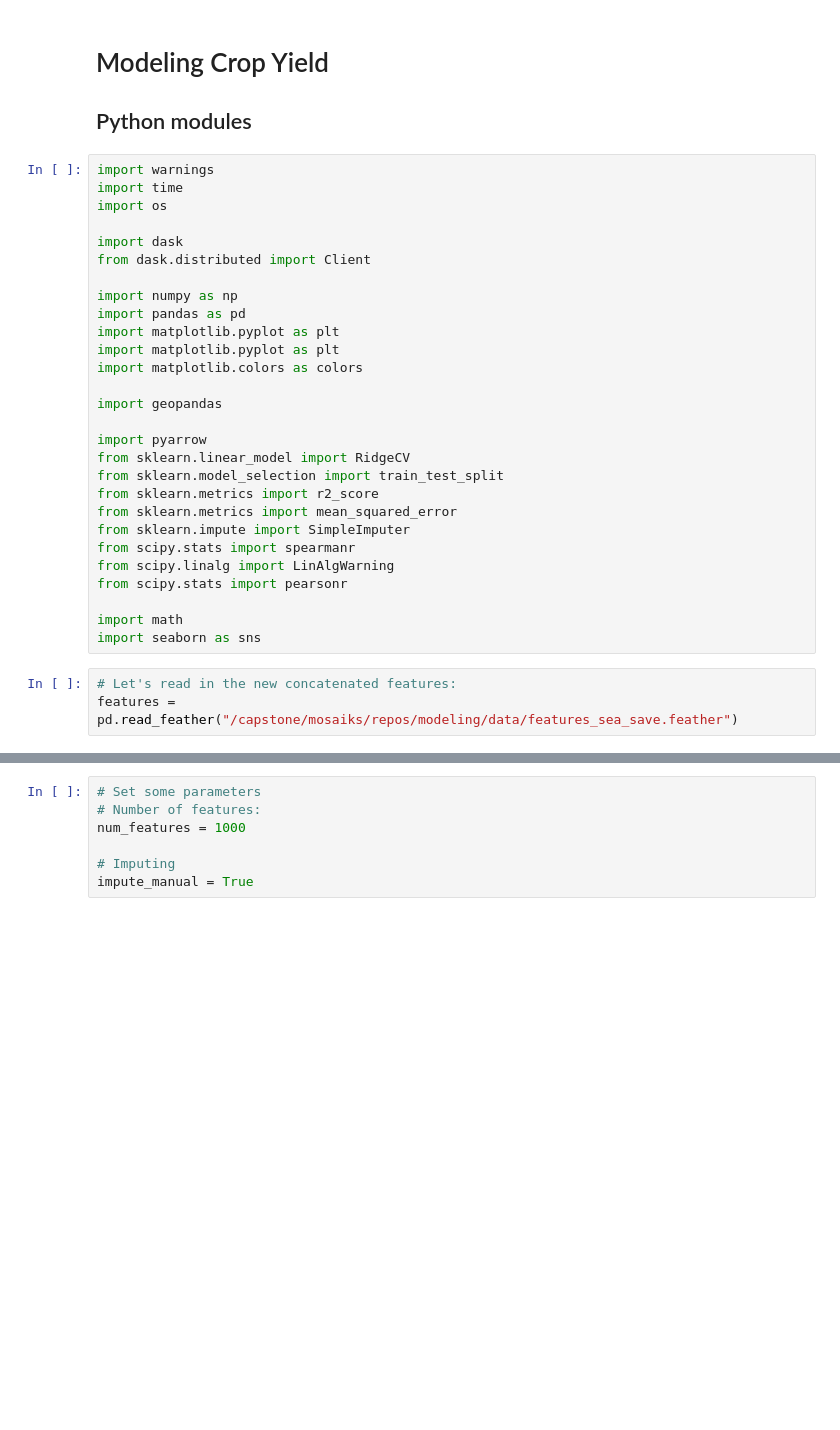
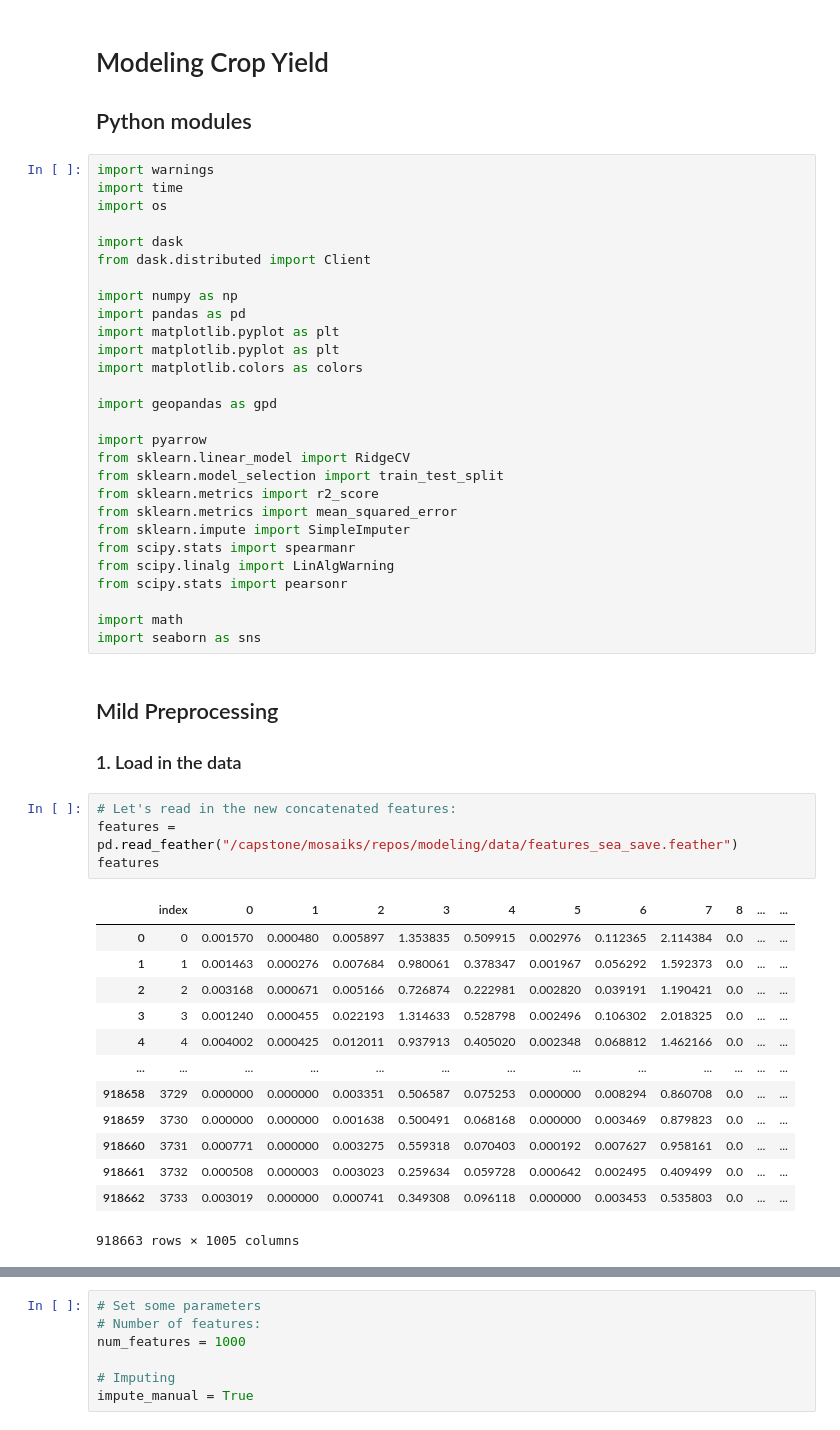
Before and after one commit to mosaiks-capstone/Modeling, a Jupyter notebook: crop_modeling_2023.ipynb, the cells around one changed output, grey strips where cells are left out. Cells and saved outputs as stored; diff of their text form; blank space fills up the shorter version.

Commit message:
moved preprocessing code into crop_modeling_2023

```diff
--- a/crop_modeling_2023.ipynb
+++ b/crop_modeling_2023.ipynb
@@ -15,7 +15,7 @@ import matplotlib.pyplot as plt
 import matplotlib.pyplot as plt
 import matplotlib.colors as colors
 
-import geopandas
+import geopandas as gpd
 
 import pyarrow
 from sklearn.linear_model import RidgeCV
@@ -29,6 +29,24 @@ from scipy.stats import pearsonr
 
 import math
 import seaborn as sns
+# %% [markdown]
+## Mild Preprocessing
+### 1. Load in the data
 # %%
 # Let's read in the new concatenated features:
 features = pd.read_feather("/capstone/mosaiks/repos/modeling/data/features_sea_save.feather")
+features
+# %% [output]
+|  | index | 0 | 1 | 2 | 3 | 4 | 5 | 6 | 7 | 8 | ... | ... |
+| 0 | 0 | 0.001570 | 0.000480 | 0.005897 | 1.353835 | 0.509915 | 0.002976 | 0.112365 | 2.114384 | 0.0 | ... | ... |
+| 1 | 1 | 0.001463 | 0.000276 | 0.007684 | 0.980061 | 0.378347 | 0.001967 | 0.056292 | 1.592373 | 0.0 | ... | ... |
+| 2 | 2 | 0.003168 | 0.000671 | 0.005166 | 0.726874 | 0.222981 | 0.002820 | 0.039191 | 1.190421 | 0.0 | ... | ... |
+| 3 | 3 | 0.001240 | 0.000455 | 0.022193 | 1.314633 | 0.528798 | 0.002496 | 0.106302 | 2.018325 | 0.0 | ... | ... |
+| 4 | 4 | 0.004002 | 0.000425 | 0.012011 | 0.937913 | 0.405020 | 0.002348 | 0.068812 | 1.462166 | 0.0 | ... | ... |
+| ... | ... | ... | ... | ... | ... | ... | ... | ... | ... | ... | ... | ... |
+| 918658 | 3729 | 0.000000 | 0.000000 | 0.003351 | 0.506587 | 0.075253 | 0.000000 | 0.008294 | 0.860708 | 0.0 | ... | ... |
+| 918659 | 3730 | 0.000000 | 0.000000 | 0.001638 | 0.500491 | 0.068168 | 0.000000 | 0.003469 | 0.879823 | 0.0 | ... | ... |
+| 918660 | 3731 | 0.000771 | 0.000000 | 0.003275 | 0.559318 | 0.070403 | 0.000192 | 0.007627 | 0.958161 | 0.0 | ... | ... |
+| 918661 | 3732 | 0.000508 | 0.000003 | 0.003023 | 0.259634 | 0.059728 | 0.000642 | 0.002495 | 0.409499 | 0.0 | ... | ... |
+| 918662 | 3733 | 0.003019 | 0.000000 | 0.000741 | 0.349308 | 0.096118 | 0.000000 | 0.003453 | 0.535803 | 0.0 | ... | ... |
+918663 rows × 1005 columns
```
Also changed, not shown: parts of 8 cells of this notebook.
